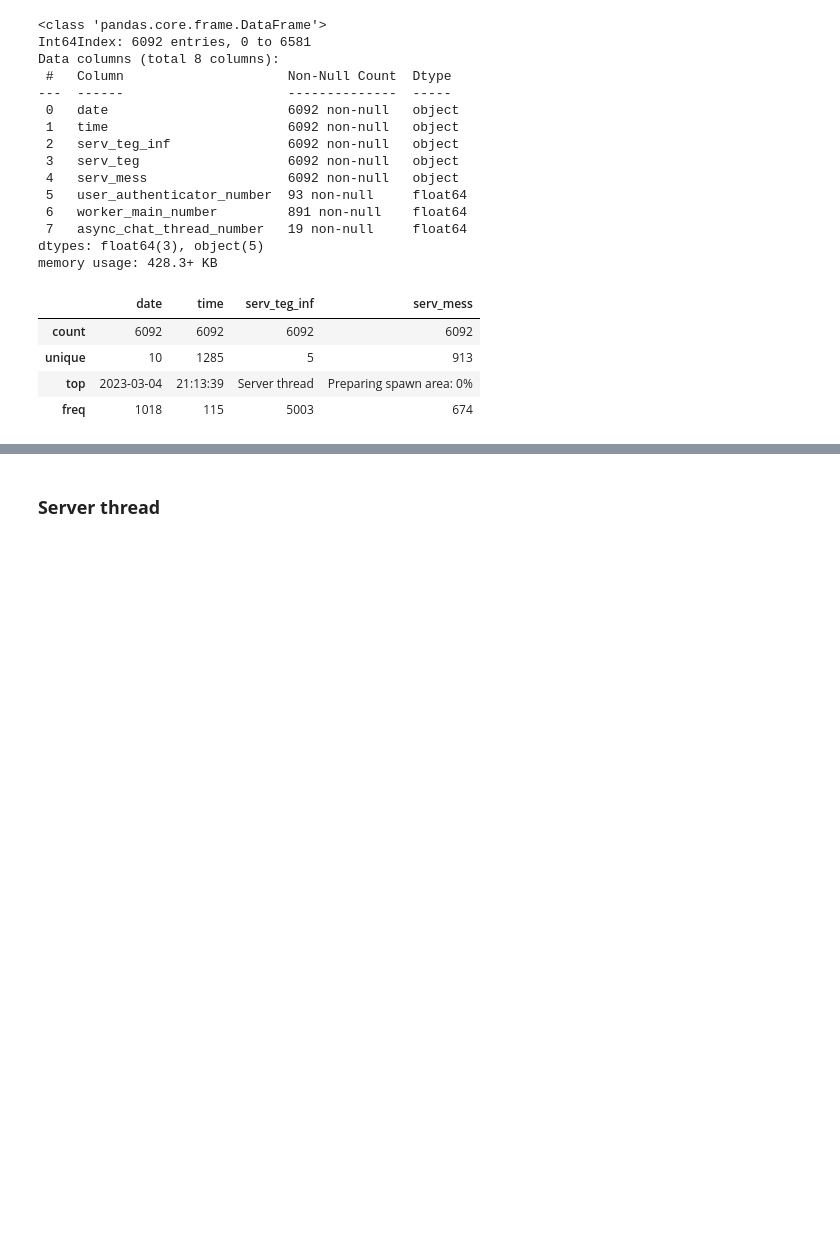
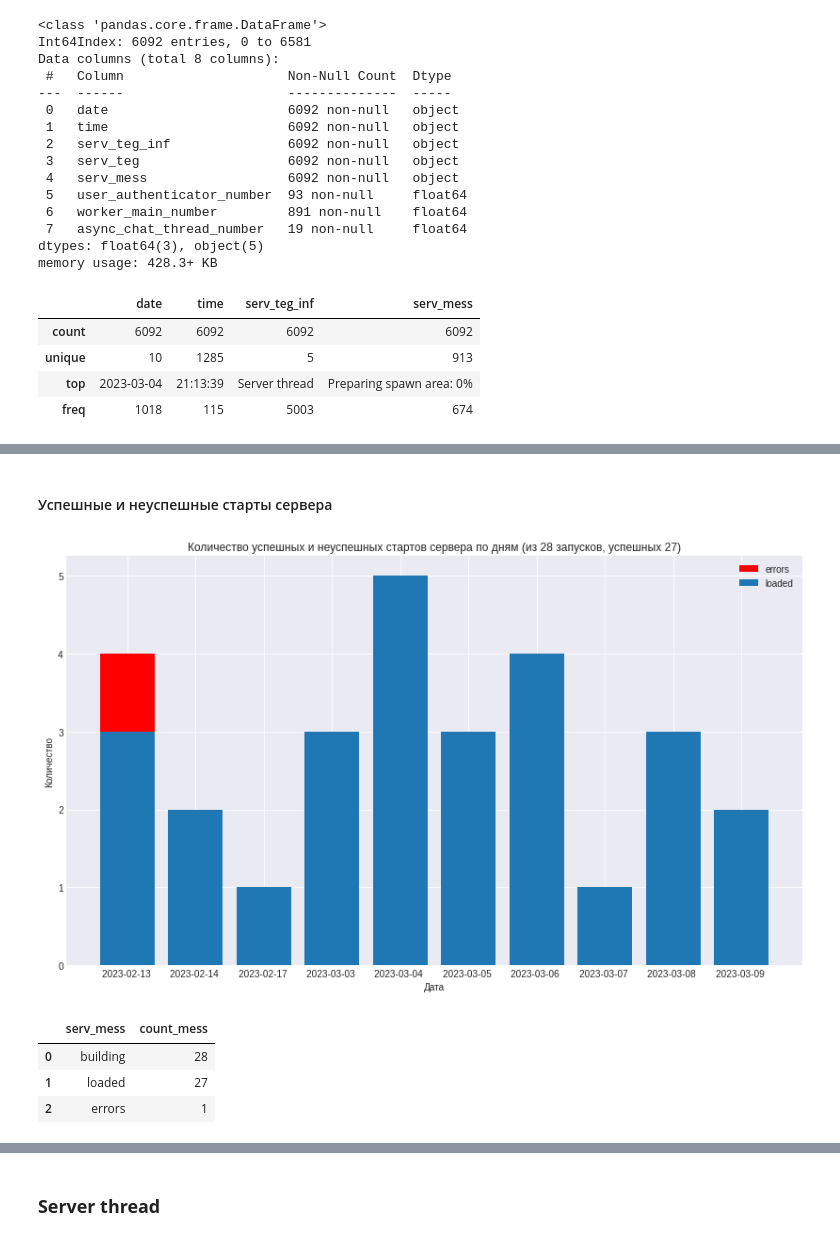
Before and after one commit to vi-bo/minecraft_log, a Jupyter notebook: minecraft_logs_night.ipynb, the cells around one changed output, grey strips where cells are left out. Cells and saved outputs as stored; diff of their text form; code cells hidden in the pictures; blank space fills up the shorter version.

```diff
--- a/minecraft_logs_night.ipynb
+++ b/minecraft_logs_night.ipynb
@@ -2150,0 +2233,3 @@ summary[['date', 'time', 'serv_teg_inf', 'serv_mess']].describe()
+# %%
+plot_df = sub_summary[['date', 'serv_teg_inf', 'serv_mess']].groupby(['date', 'serv_teg_inf', 'serv_mess'])['serv_mess'].count().to_frame(name='count_mess')
+plot_df
@@ -2150,0 +2257,4 @@ summary[['date', 'time', 'serv_teg_inf', 'serv_mess']].describe()
+# %%
+plot_df = plot_df.reset_index()
+plot_df = plot_df[['date', 'serv_mess', 'count_mess']]
+plot_df
@@ -2150,0 +2279,53 @@ summary[['date', 'time', 'serv_teg_inf', 'serv_mess']].describe()
+# %%
+plot_df['is_building'] = plot_df['serv_mess'].map(lambda x: 'Building' in x)
+ind_building = plot_df[plot_df['is_building'] == True].index
+
+plot_df['is_loaded'] = plot_df['serv_mess'].map(lambda x: 'Loaded' in x)
+ind_loaded = plot_df[plot_df['is_loaded'] == True].index
+
+ind_plot = sorted(list(ind_building) + list(ind_loaded))
+plot_df = plot_df[plot_df.index.isin(ind_plot)]
+plot_df = plot_df[['date', 'serv_mess', 'count_mess']]
+plot_df['serv_mess'] = plot_df['serv_mess'].map(lambda x: x.split()[0].lower())
+# %% [markdown]
+#### Успешные и неуспешные старты сервера
+# %%
+# vibo: data
+groups_x = plot_df.groupby(['date']).count().index
+values_y_building = plot_df['count_mess'][plot_df['serv_mess'] == 'building'].values
+values_y_loaded = plot_df['count_mess'][plot_df['serv_mess'] == 'loaded'].values
+
+# vibo: bar chart whith
+# vibo: здесь можно поиграться с номером темы (0-27)
+plot_style = 16
+with plt.style.context(plt.style.available[plot_style]):
+  fig, ax = plt.subplots(figsize=(14, 8))
+  ax.bar(groups_x, values_y_building, label = "errors", color='red')
+  ax.bar(groups_x, values_y_loaded, label = "loaded")
+
+  plt.title(f'Количество успешных и неуспешных стартов сервера по дням (из {sum(values_y_building)} запусков, успешных {sum(values_y_loaded)})')
+  ax.legend(loc='best')
+  ax.set_xlabel('Дата')
+  ax.set_ylabel('Количество')
+  plt.show()
+# %% [output]
+[figure, added]
+# %%
+plot_df = plot_df.groupby(['serv_mess']).sum().reset_index()
+plot_df = plot_df.sort_values('count_mess', ascending=False)
+
+# vibo: считаем количество ошибок
+find_list = list(plot_df['count_mess'].values)
+count_errors = find_list[0] - find_list[1]
+
+# vibo: создаем датафрейм с ошибками
+plot_df_err = pd.DataFrame({'serv_mess': ['errors'], 'count_mess': [count_errors]})
+# vibo: добавляем строку с ошибкой
+plot_df = plot_df.append(plot_df_err, ignore_index=True)
+
+plot_df
+# %% [output]
+|  | serv_mess | count_mess |
+| 0 | building | 28 |
+| 1 | loaded | 27 |
+| 2 | errors | 1 |
```
Also changed, not shown: parts of 91 cells of this notebook.
